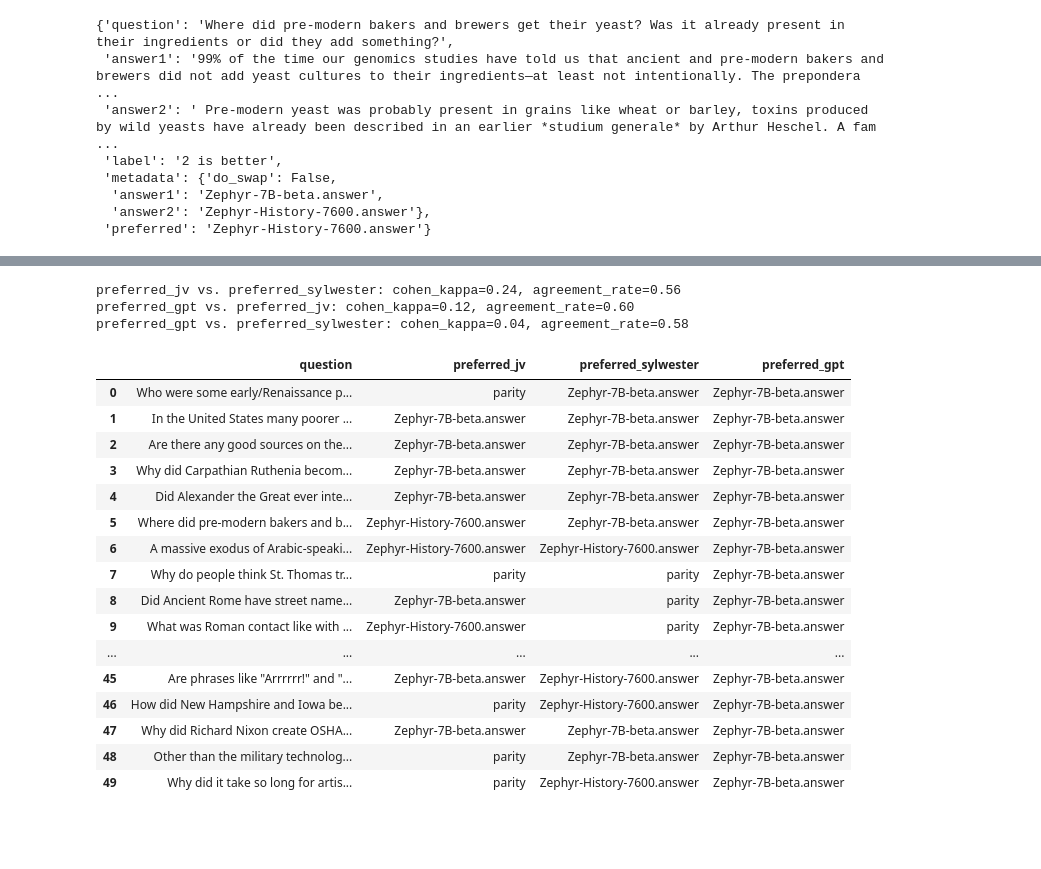
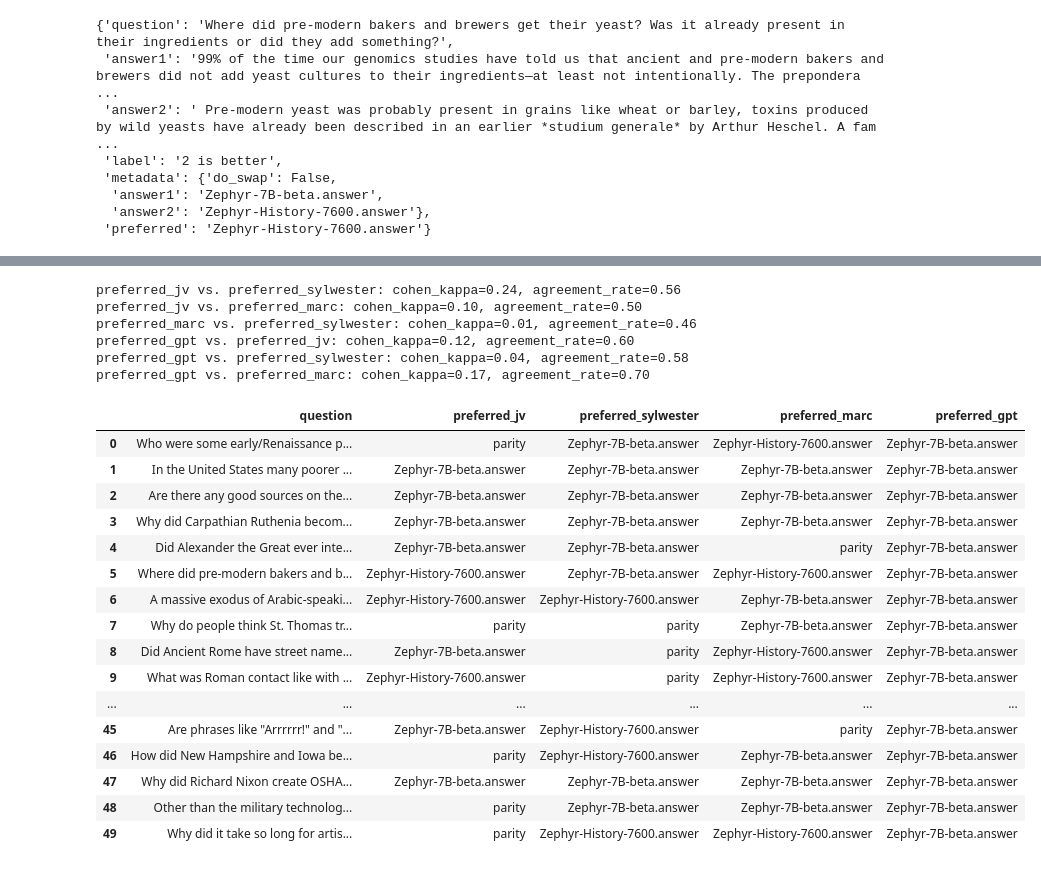
Before and after one commit to aiintelligentsystems/askhistorians-knowledge-filling, a Jupyter notebook: notebooks/model_comparison_askhistorians.ipynb, the cells around one changed output, grey strips where cells are left out. Saved outputs shown, nothing was run; the diff lists cells and outputs as text; code cells hidden in the pictures; blank space fills up the shorter version.

Commit message:
Add notebook for model comparison on mid-term askhistorians training

```diff
--- a/notebooks/model_comparison_askhistorians.ipynb
+++ b/notebooks/model_comparison_askhistorians.ipynb
@@ -268,8 +268,9 @@ create_comparison('Zephyr-7B-beta.answer', 'Zephyr-History-7600.answer')\
 First, let's count the votes
 # %%
 comparison_files = [
-    'Model Comparison - Zephyr vs. Zephyr-History-7600 (JV) [Labelled].xlsx',
-    'Model Comparison - Zephyr vs. Zephyr-History-7600 (Sylwester) [Labelled].xlsx',
+    'labelled_comparisons/Model Comparison - Zephyr vs. Zephyr-History-7600 (JV) [Labelled].xlsx',
+    'labelled_comparisons/Model Comparison - Zephyr vs. Zephyr-History-7600 (Sylwester) [Labelled].xlsx',
+    'labelled_comparisons/Model Comparison - Zephyr vs. Zephyr-History-7600 (Marc) [Labelled].xlsx'
 ]
 
 
@@ -348,44 +331,48 @@ import itertools
 # %%
 dataset_gpt_preference = ds.load_from_disk("/scratch1/redditqa/cached_datasets/AskHistorians_test_set_100_model_generated_gpt4_preference")
 dataset_gpt_preference = dataset_gpt_preference['gpt4-preference']
 
 df = comparison_dfs[0].copy()
 df['preferred_jv'] = comparison_dfs[0]['preferred']
 df['preferred_sylwester'] = comparison_dfs[1]['preferred']
-df = df[["question", "preferred_jv", "preferred_sylwester"]]
+df['preferred_marc'] = comparison_dfs[2]['preferred']
+df = df[["question", "preferred_jv", "preferred_sylwester", "preferred_marc"]]
 df['preferred_gpt'] = dataset_gpt_preference[:len(df)]
 df['preferred_gpt'] = df['preferred_gpt'].apply(lambda x: x + '.answer')
 
 # Print all combinations
 for col1, col2 in itertools.product(df.columns, df.columns):
     if not col1 < col2:
         continue
     if not col1.startswith('preferred_') or not col2.startswith('preferred_'):
         continue
 
     cohen_kapp = metrics = sk_metrics.cohen_kappa_score(df[col1], df[col2])
     agreement_rate = (df[col1] == df[col2]).mean()
     print(f"{col1} vs. {col2}: cohen_kappa={cohen_kapp:.2f}, agreement_rate={agreement_rate:.2f}")
 
 df
 # %% [output]
 preferred_jv vs. preferred_sylwester: cohen_kappa=0.24, agreement_rate=0.56
+preferred_jv vs. preferred_marc: cohen_kappa=0.10, agreement_rate=0.50
+preferred_marc vs. preferred_sylwester: cohen_kappa=0.01, agreement_rate=0.46
 preferred_gpt vs. preferred_jv: cohen_kappa=0.12, agreement_rate=0.60
 preferred_gpt vs. preferred_sylwester: cohen_kappa=0.04, agreement_rate=0.58
+preferred_gpt vs. preferred_marc: cohen_kappa=0.17, agreement_rate=0.70
-|  | question | preferred_jv | preferred_sylwester | preferred_gpt |
-| 0 | Who were some early/Renaissance p... | parity | Zephyr-7B-beta.answer | Zephyr-7B-beta.answer |
-| 1 | In the United States many poorer ... | Zephyr-7B-beta.answer | Zephyr-7B-beta.answer | Zephyr-7B-beta.answer |
-| 2 | Are there any good sources on the... | Zephyr-7B-beta.answer | Zephyr-7B-beta.answer | Zephyr-7B-beta.answer |
-| 3 | Why did Carpathian Ruthenia becom... | Zephyr-7B-beta.answer | Zephyr-7B-beta.answer | Zephyr-7B-beta.answer |
-| 4 | Did Alexander the Great ever inte... | Zephyr-7B-beta.answer | Zephyr-7B-beta.answer | Zephyr-7B-beta.answer |
-| 5 | Where did pre-modern bakers and b... | Zephyr-History-7600.answer | Zephyr-7B-beta.answer | Zephyr-7B-beta.answer |
-| 6 | A massive exodus of Arabic-speaki... | Zephyr-History-7600.answer | Zephyr-History-7600.answer | Zephyr-7B-beta.answer |
-| 7 | Why do people think St. Thomas tr... | parity | parity | Zephyr-7B-beta.answer |
-| 8 | Did Ancient Rome have street name... | Zephyr-7B-beta.answer | parity | Zephyr-7B-beta.answer |
-| 9 | What was Roman contact like with ... | Zephyr-History-7600.answer | parity | Zephyr-7B-beta.answer |
-| ... | ... | ... | ... | ... |
-| 45 | Are phrases like "Arrrrrr!" and "... | Zephyr-7B-beta.answer | Zephyr-History-7600.answer | Zephyr-7B-beta.answer |
-| 46 | How did New Hampshire and Iowa be... | parity | Zephyr-History-7600.answer | Zephyr-7B-beta.answer |
-| 47 | Why did Richard Nixon create OSHA... | Zephyr-7B-beta.answer | Zephyr-7B-beta.answer | Zephyr-7B-beta.answer |
-| 48 | Other than the military technolog... | parity | Zephyr-7B-beta.answer | Zephyr-7B-beta.answer |
-| 49 | Why did it take so long for artis... | parity | Zephyr-History-7600.answer | Zephyr-7B-beta.answer |
+|  | question | preferred_jv | preferred_sylwester | preferred_marc | preferred_gpt |
+| 0 | Who were some early/Renaissance p... | parity | Zephyr-7B-beta.answer | Zephyr-History-7600.answer | Zephyr-7B-beta.answer |
+| 1 | In the United States many poorer ... | Zephyr-7B-beta.answer | Zephyr-7B-beta.answer | Zephyr-7B-beta.answer | Zephyr-7B-beta.answer |
+| 2 | Are there any good sources on the... | Zephyr-7B-beta.answer | Zephyr-7B-beta.answer | Zephyr-7B-beta.answer | Zephyr-7B-beta.answer |
+| 3 | Why did Carpathian Ruthenia becom... | Zephyr-7B-beta.answer | Zephyr-7B-beta.answer | Zephyr-7B-beta.answer | Zephyr-7B-beta.answer |
+| 4 | Did Alexander the Great ever inte... | Zephyr-7B-beta.answer | Zephyr-7B-beta.answer | parity | Zephyr-7B-beta.answer |
+| 5 | Where did pre-modern bakers and b... | Zephyr-History-7600.answer | Zephyr-7B-beta.answer | Zephyr-History-7600.answer | Zephyr-7B-beta.answer |
+| 6 | A massive exodus of Arabic-speaki... | Zephyr-History-7600.answer | Zephyr-History-7600.answer | Zephyr-7B-beta.answer | Zephyr-7B-beta.answer |
+| 7 | Why do people think St. Thomas tr... | parity | parity | Zephyr-7B-beta.answer | Zephyr-7B-beta.answer |
+| 8 | Did Ancient Rome have street name... | Zephyr-7B-beta.answer | parity | Zephyr-History-7600.answer | Zephyr-7B-beta.answer |
+| 9 | What was Roman contact like with ... | Zephyr-History-7600.answer | parity | Zephyr-History-7600.answer | Zephyr-7B-beta.answer |
+| ... | ... | ... | ... | ... | ... |
+| 45 | Are phrases like "Arrrrrr!" and "... | Zephyr-7B-beta.answer | Zephyr-History-7600.answer | parity | Zephyr-7B-beta.answer |
+| 46 | How did New Hampshire and Iowa be... | parity | Zephyr-History-7600.answer | Zephyr-7B-beta.answer | Zephyr-7B-beta.answer |
+| 47 | Why did Richard Nixon create OSHA... | Zephyr-7B-beta.answer | Zephyr-7B-beta.answer | Zephyr-7B-beta.answer | Zephyr-7B-beta.answer |
+| 48 | Other than the military technolog... | parity | Zephyr-7B-beta.answer | Zephyr-7B-beta.answer | Zephyr-7B-beta.answer |
+| 49 | Why did it take so long for artis... | parity | Zephyr-History-7600.answer | Zephyr-History-7600.answer | Zephyr-7B-beta.answer |
```
Also changed, not shown: parts of 5 cells of this notebook.
